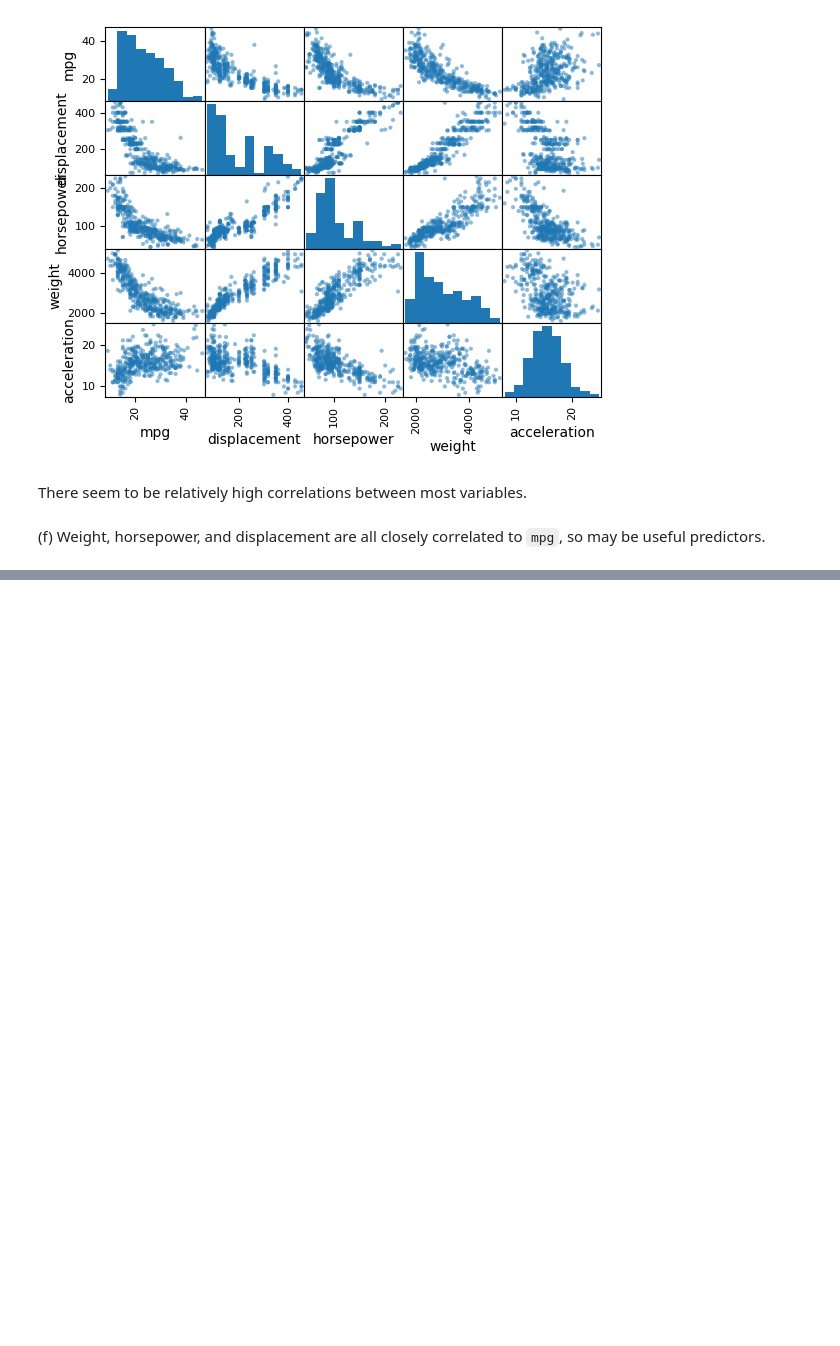
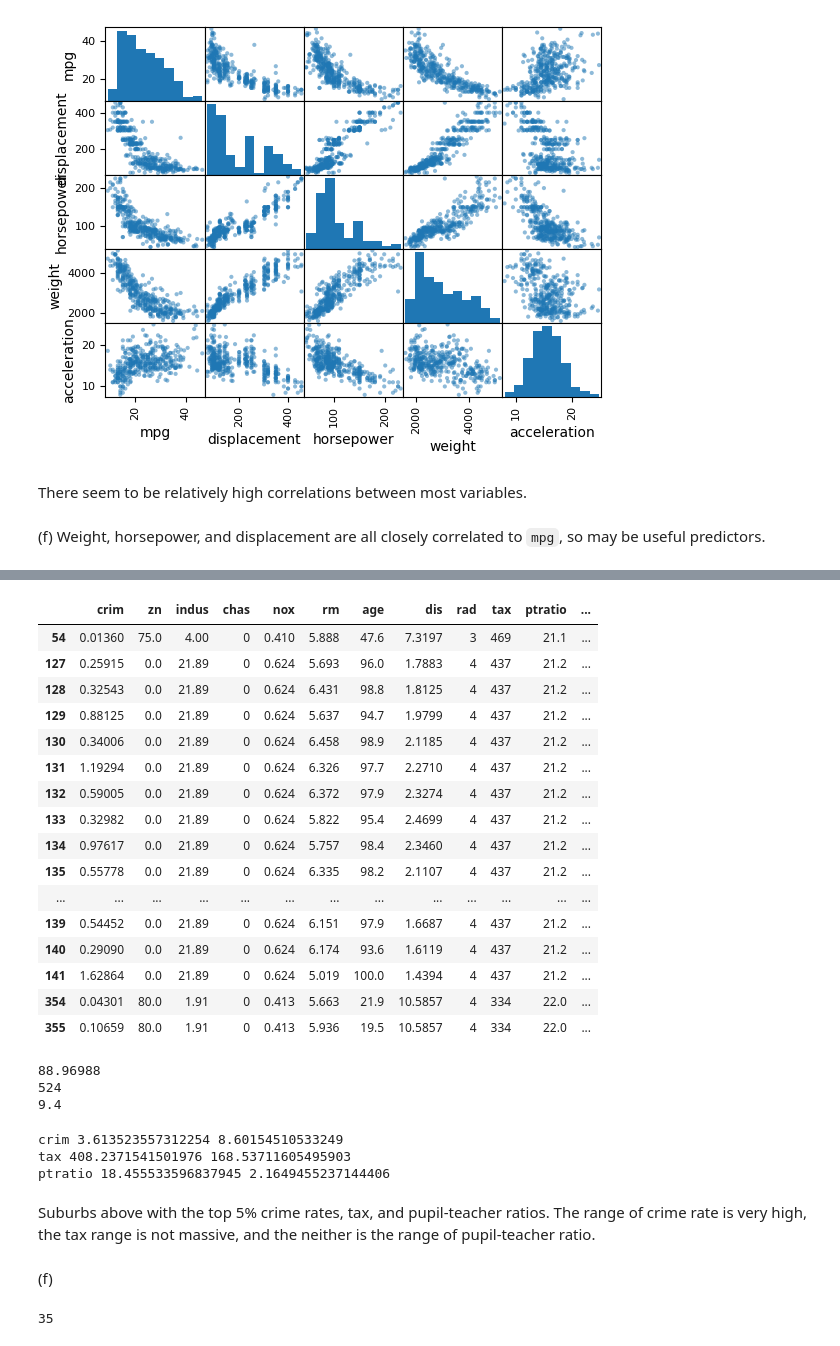
Before and after one commit to NedStickler/islp, a Jupyter notebook: src/chapter_2.ipynb, the cells around one changed output, grey strips where cells are left out. Drawn from its saved outputs; the diff is of its cells as text; code cells hidden in the pictures; blank space fills up the shorter version.

```diff
--- a/src/chapter_2.ipynb
+++ b/src/chapter_2.ipynb
@@ -1220,0 +1291,44 @@ There seem to be relatively high correlations between most variables.
+# %%
+boston[boston["ptratio"] > boston["ptratio"].quantile(0.95)]
+# %% [output]
+|  | crim | zn | indus | chas | nox | rm | age | dis | rad | tax | ptratio | ... |
+| 54 | 0.01360 | 75.0 | 4.00 | 0 | 0.410 | 5.888 | 47.6 | 7.3197 | 3 | 469 | 21.1 | ... |
+| 127 | 0.25915 | 0.0 | 21.89 | 0 | 0.624 | 5.693 | 96.0 | 1.7883 | 4 | 437 | 21.2 | ... |
+| 128 | 0.32543 | 0.0 | 21.89 | 0 | 0.624 | 6.431 | 98.8 | 1.8125 | 4 | 437 | 21.2 | ... |
+| 129 | 0.88125 | 0.0 | 21.89 | 0 | 0.624 | 5.637 | 94.7 | 1.9799 | 4 | 437 | 21.2 | ... |
+| 130 | 0.34006 | 0.0 | 21.89 | 0 | 0.624 | 6.458 | 98.9 | 2.1185 | 4 | 437 | 21.2 | ... |
+| 131 | 1.19294 | 0.0 | 21.89 | 0 | 0.624 | 6.326 | 97.7 | 2.2710 | 4 | 437 | 21.2 | ... |
+| 132 | 0.59005 | 0.0 | 21.89 | 0 | 0.624 | 6.372 | 97.9 | 2.3274 | 4 | 437 | 21.2 | ... |
+| 133 | 0.32982 | 0.0 | 21.89 | 0 | 0.624 | 5.822 | 95.4 | 2.4699 | 4 | 437 | 21.2 | ... |
+| 134 | 0.97617 | 0.0 | 21.89 | 0 | 0.624 | 5.757 | 98.4 | 2.3460 | 4 | 437 | 21.2 | ... |
+| 135 | 0.55778 | 0.0 | 21.89 | 0 | 0.624 | 6.335 | 98.2 | 2.1107 | 4 | 437 | 21.2 | ... |
+| ... | ... | ... | ... | ... | ... | ... | ... | ... | ... | ... | ... | ... |
+| 139 | 0.54452 | 0.0 | 21.89 | 0 | 0.624 | 6.151 | 97.9 | 1.6687 | 4 | 437 | 21.2 | ... |
+| 140 | 0.29090 | 0.0 | 21.89 | 0 | 0.624 | 6.174 | 93.6 | 1.6119 | 4 | 437 | 21.2 | ... |
+| 141 | 1.62864 | 0.0 | 21.89 | 0 | 0.624 | 5.019 | 100.0 | 1.4394 | 4 | 437 | 21.2 | ... |
+| 354 | 0.04301 | 80.0 | 1.91 | 0 | 0.413 | 5.663 | 21.9 | 10.5857 | 4 | 334 | 22.0 | ... |
+| 355 | 0.10659 | 80.0 | 1.91 | 0 | 0.413 | 5.936 | 19.5 | 10.5857 | 4 | 334 | 22.0 | ... |
+# %%
+cols = ["crim", "tax", "ptratio"]
+
+for col in cols:
+    print(col, boston[col].max() - boston[col].min())
+# %% [output]
+88.96988
+524
+9.4
+# %%
+for col in cols:
+    print(col, boston[col].mean(), boston[col].std())
+# %% [output]
+crim 3.613523557312254 8.60154510533249
+tax 408.2371541501976 168.53711605495903
+ptratio 18.455533596837945 2.1649455237144406
+# %% [markdown]
+Suburbs above with the top 5% crime rates, tax, and pupil-teacher ratios. The range of crime rate is very high, the tax range is not massive, and the neither is the range of pupil-teacher ratio.
+# %% [markdown]
+(f)
+# %%
+boston[boston["chas"] == 1].shape[0]
+# %% [output]
+35
```
Also changed, not shown: parts of 21 cells of this notebook.
